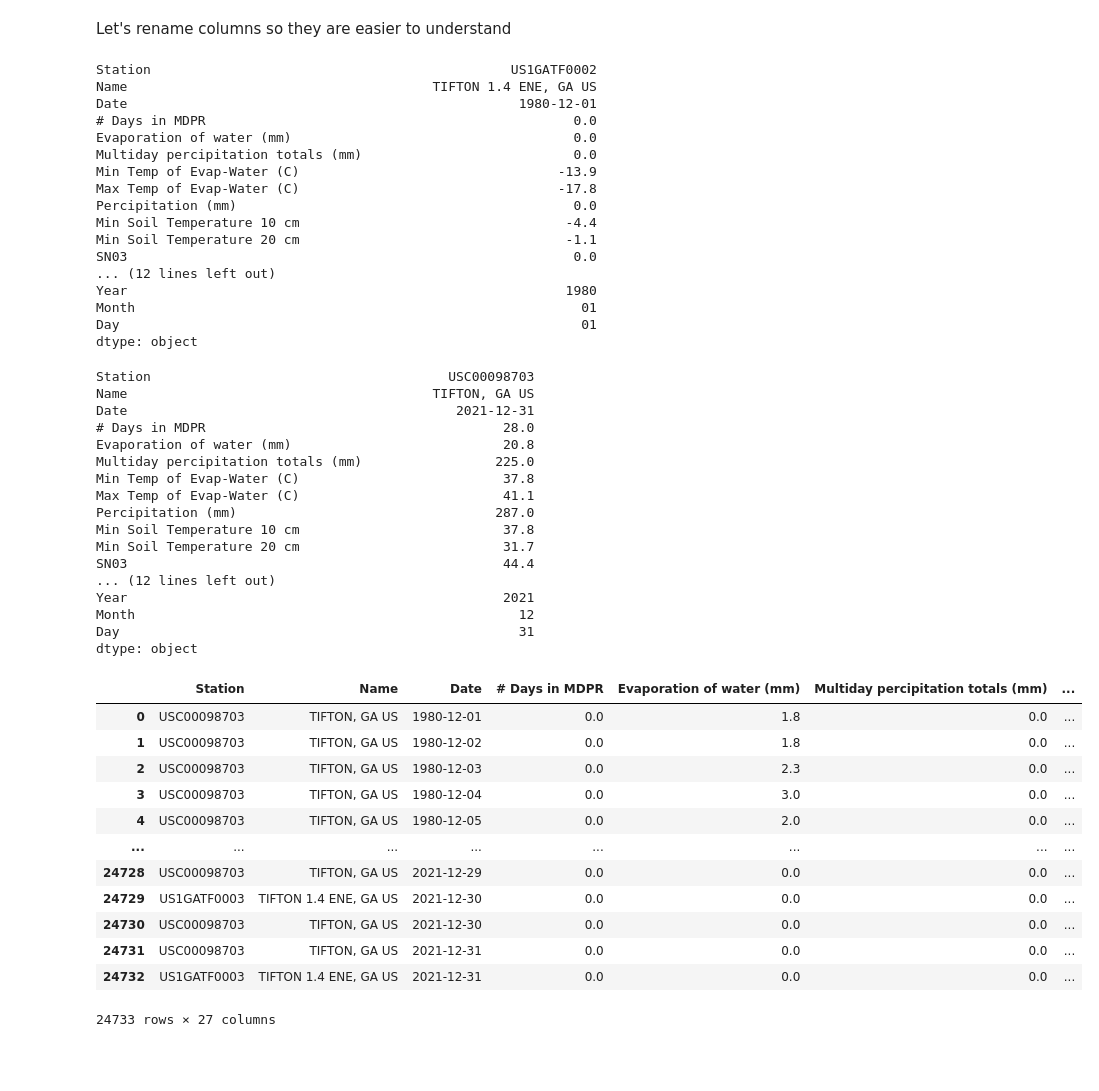
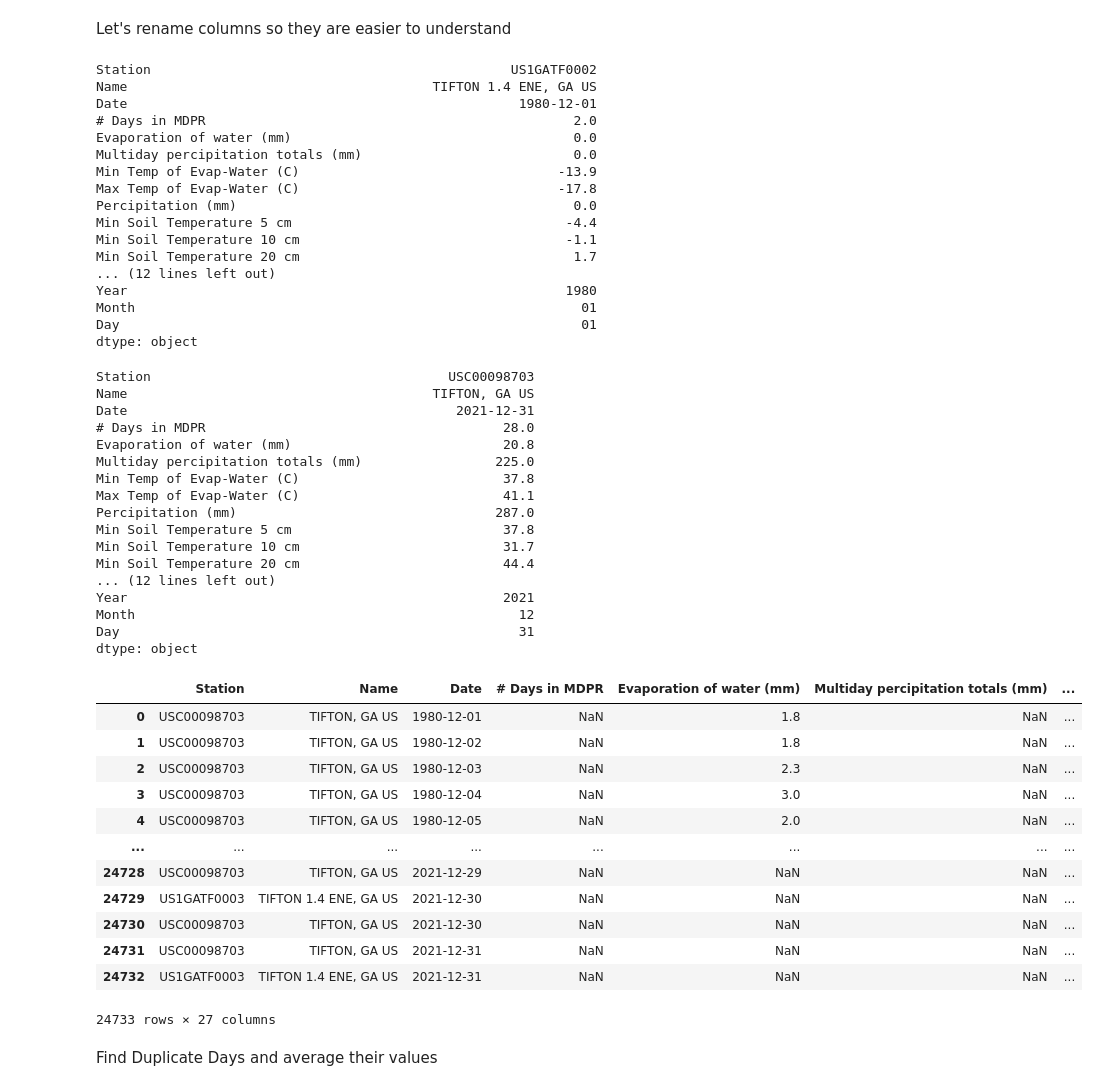
Before and after one commit to bigdog3626/Drought-Detection-Modeling, a Jupyter notebook: Drought-Detection-Modeling.ipynb, the cells around one changed output. Saved outputs shown, nothing was run; the diff lists cells and outputs as text; code cells hidden in the pictures; blank space fills up the shorter version.

Commit message:
Finding how to deal with numerous duplicates

```diff
--- a/Drought-Detection-Modeling.ipynb
+++ b/Drought-Detection-Modeling.ipynb
@@ -116,21 +116,21 @@ colsMap = {'STATION': 'Station',
            'MNPN': 'Min Temp of Evap-Water (C)',
            'MXPN': 'Max Temp of Evap-Water (C)',
            'PRCP': 'Percipitation (mm)',
-           'SN00': 'Min Soil Temperature 5 cm',
-           'SN01': 'Min Soil Temperature 10 cm',
-           'SN02': 'Min Soil Temperature 20 cm',
+           'SN01': 'Min Soil Temperature 5 cm',
+           'SN02': 'Min Soil Temperature 10 cm',
+           'SN03': 'Min Soil Temperature 20 cm',
            'SNOW': 'Snowfall (mm)',
            'SNWD': 'Snowdepth (mm)',
-           'SX00': 'Max Soil Temperature 5 cm',
-           'SX01': 'Max Soil Temperature 10 cm',
-           'SX02': 'Max Soil Temperature 20 cm',
+           'SX01': 'Max Soil Temperature 5 cm',
+           'SX02': 'Max Soil Temperature 10 cm',
+           'SX03': 'Max Soil Temperature 20 cm',
            'TMAX': 'Max Temp (c)',
            'TMIN': 'Min Temp (c)',
            'TOBS': 'Temperature at Time of Obeservation (c)',
            'WDMV': '23 hr Wind Movement (km)',
            'WESD': 'Water equivalent of snow on ground (mm)',
-           'WT02': 'Thunder',
-           'WT03': 'Icey Conditions',
+           'WT03': 'Thunder',
+           'WT04': 'Icey Conditions',
            'year': 'Year',
            'month': 'Month',
            'day': 'Day'}
@@ -143,15 +143,15 @@ df.min(axis = 0)
 Station                                              US1GATF0002
 Name                                       TIFTON 1.4 ENE, GA US
 Date                                                  1980-12-01
-# Days in MDPR                                               0.0
+# Days in MDPR                                               2.0
 Evaporation of water (mm)                                    0.0
 Multiday percipitation totals (mm)                           0.0
 Min Temp of Evap-Water (C)                                 -13.9
 Max Temp of Evap-Water (C)                                 -17.8
 Percipitation (mm)                                           0.0
-Min Soil Temperature 10 cm                                  -4.4
-Min Soil Temperature 20 cm                                  -1.1
-SN03                                                         0.0
+Min Soil Temperature 5 cm                                   -4.4
+Min Soil Temperature 10 cm                                  -1.1
+Min Soil Temperature 20 cm                                   1.7
 ... (12 lines left out)
 Year                                                        1980
 Month                                                         01
@@ -170,33 +170,32 @@ Multiday percipitation totals (mm)                 225.0
 Min Temp of Evap-Water (C)                          37.8
 Max Temp of Evap-Water (C)                          41.1
 Percipitation (mm)                                 287.0
-Min Soil Temperature 10 cm                          37.8
-Min Soil Temperature 20 cm                          31.7
-SN03                                                44.4
+Min Soil Temperature 5 cm                           37.8
+Min Soil Temperature 10 cm                          31.7
+Min Soil Temperature 20 cm                          44.4
 ... (12 lines left out)
 Year                                                2021
 Month                                                 12
 Day                                                   31
 dtype: object
 # %%
-# Fill NA with 0's for better processing later
-df.fillna(0, inplace = True)
-
 #based on our min and maxes we can sort our set properly around date
 df.sort_values(by ='Date', ascending = True, inplace = True)
 df.reset_index(drop = True, inplace = True)
 df
 # %% [output]
 |  | Station | Name | Date | # Days in MDPR | Evaporation of water (mm) | Multiday percipitation totals (mm) | ... |
-| 0 | USC00098703 | TIFTON, GA US | 1980-12-01 | 0.0 | 1.8 | 0.0 | ... |
-| 1 | USC00098703 | TIFTON, GA US | 1980-12-02 | 0.0 | 1.8 | 0.0 | ... |
-| 2 | USC00098703 | TIFTON, GA US | 1980-12-03 | 0.0 | 2.3 | 0.0 | ... |
-| 3 | USC00098703 | TIFTON, GA US | 1980-12-04 | 0.0 | 3.0 | 0.0 | ... |
-| 4 | USC00098703 | TIFTON, GA US | 1980-12-05 | 0.0 | 2.0 | 0.0 | ... |
+| 0 | USC00098703 | TIFTON, GA US | 1980-12-01 | NaN | 1.8 | NaN | ... |
+| 1 | USC00098703 | TIFTON, GA US | 1980-12-02 | NaN | 1.8 | NaN | ... |
+| 2 | USC00098703 | TIFTON, GA US | 1980-12-03 | NaN | 2.3 | NaN | ... |
+| 3 | USC00098703 | TIFTON, GA US | 1980-12-04 | NaN | 3.0 | NaN | ... |
+| 4 | USC00098703 | TIFTON, GA US | 1980-12-05 | NaN | 2.0 | NaN | ... |
 | ... | ... | ... | ... | ... | ... | ... | ... |
-| 24728 | USC00098703 | TIFTON, GA US | 2021-12-29 | 0.0 | 0.0 | 0.0 | ... |
-| 24729 | US1GATF0003 | TIFTON 1.4 ENE, GA US | 2021-12-30 | 0.0 | 0.0 | 0.0 | ... |
-| 24730 | USC00098703 | TIFTON, GA US | 2021-12-30 | 0.0 | 0.0 | 0.0 | ... |
-| 24731 | USC00098703 | TIFTON, GA US | 2021-12-31 | 0.0 | 0.0 | 0.0 | ... |
-| 24732 | US1GATF0003 | TIFTON 1.4 ENE, GA US | 2021-12-31 | 0.0 | 0.0 | 0.0 | ... |
+| 24728 | USC00098703 | TIFTON, GA US | 2021-12-29 | NaN | NaN | NaN | ... |
+| 24729 | US1GATF0003 | TIFTON 1.4 ENE, GA US | 2021-12-30 | NaN | NaN | NaN | ... |
+| 24730 | USC00098703 | TIFTON, GA US | 2021-12-30 | NaN | NaN | NaN | ... |
+| 24731 | USC00098703 | TIFTON, GA US | 2021-12-31 | NaN | NaN | NaN | ... |
+| 24732 | US1GATF0003 | TIFTON 1.4 ENE, GA US | 2021-12-31 | NaN | NaN | NaN | ... |
 24733 rows × 27 columns
+# %% [markdown]
+Find Duplicate Days and average their values
```
Also changed, not shown: parts of 4 cells of this notebook.
